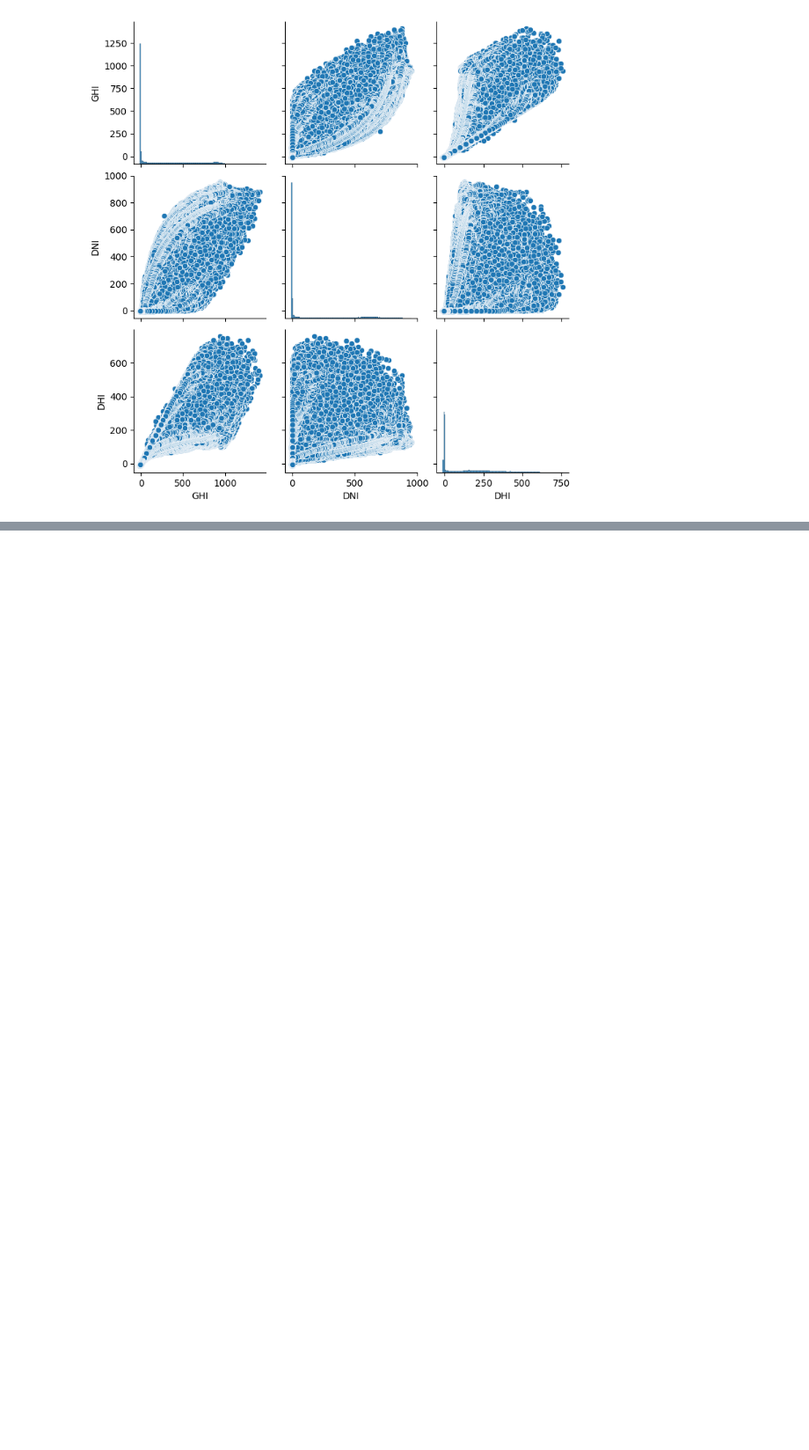
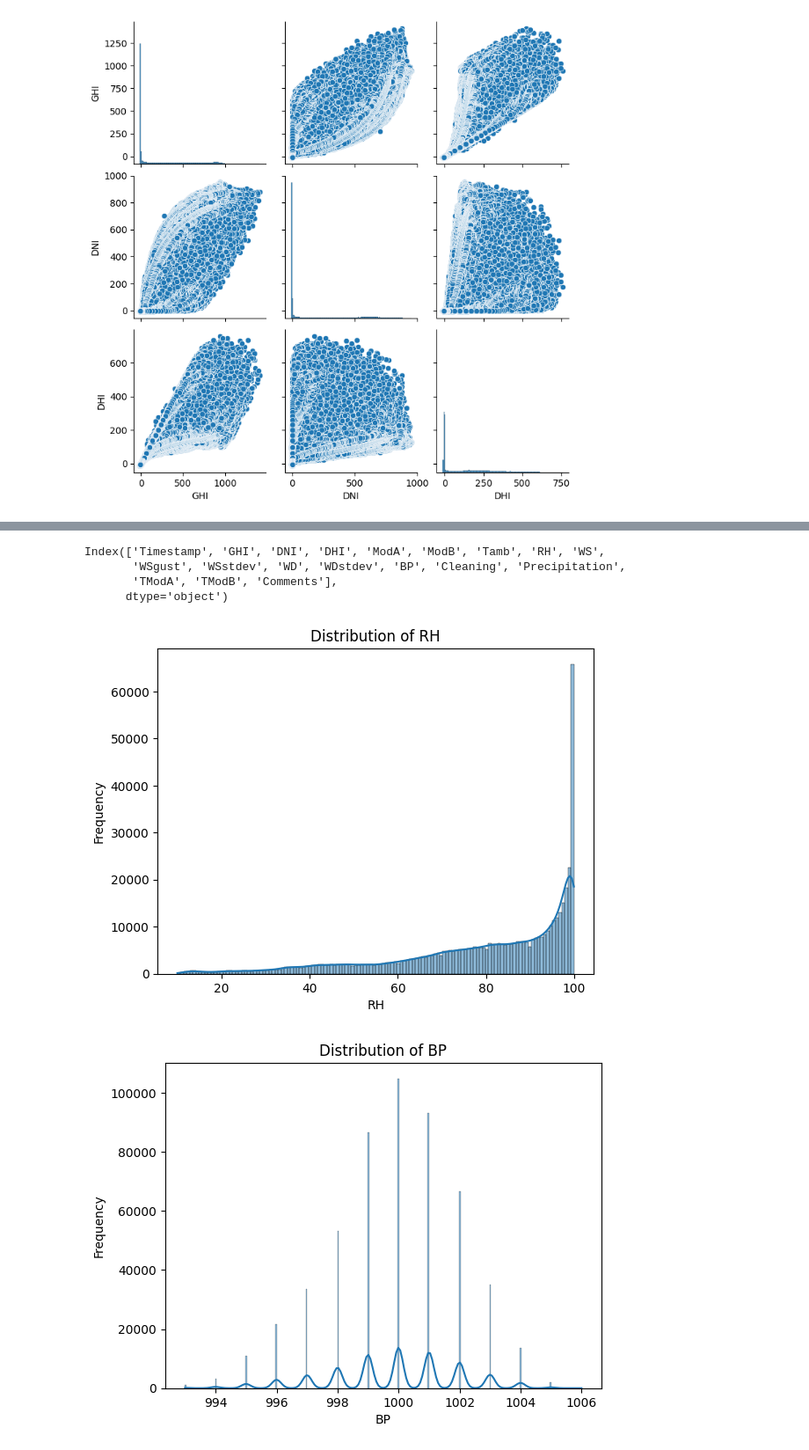
Before and after one commit to ibso99/Solar_radiation_measurment_data_analysis, a Jupyter notebook: Notebook/EDA.ipynb, the cells around one changed output, grey strips where cells are left out. Shown at 88% size. Drawn from its saved outputs; the diff is of its cells as text; code cells hidden in the pictures; blank space fills up the shorter version.

```diff
--- a/Notebook/EDA.ipynb
+++ b/Notebook/EDA.ipynb
@@ -176,0 +266,19 @@ plt.show()
+# %%
+print(serr_dataset.columns)
+# %% [output]
+Index(['Timestamp', 'GHI', 'DNI', 'DHI', 'ModA', 'ModB', 'Tamb', 'RH', 'WS',
+       'WSgust', 'WSstdev', 'WD', 'WDstdev', 'BP', 'Cleaning', 'Precipitation',
+       'TModA', 'TModB', 'Comments'],
+      dtype='object')
+# %%
+# Analyzing the distribution of some varaiable from the serr_dataset
+# particularly RH, BP, Tamb
+for column in ['RH', 'BP', 'Tamb']:
+    sns.histplot(serr_dataset[column], kde=True)
+    plt.title(f'Distribution of {column}')
+    plt.xlabel(column)
+    plt.ylabel('Frequency')
+    plt.show()
+# %% [output]
+[figure, added]
+[figure, added]
```
Also changed, not shown: parts of 10 cells of this notebook.
